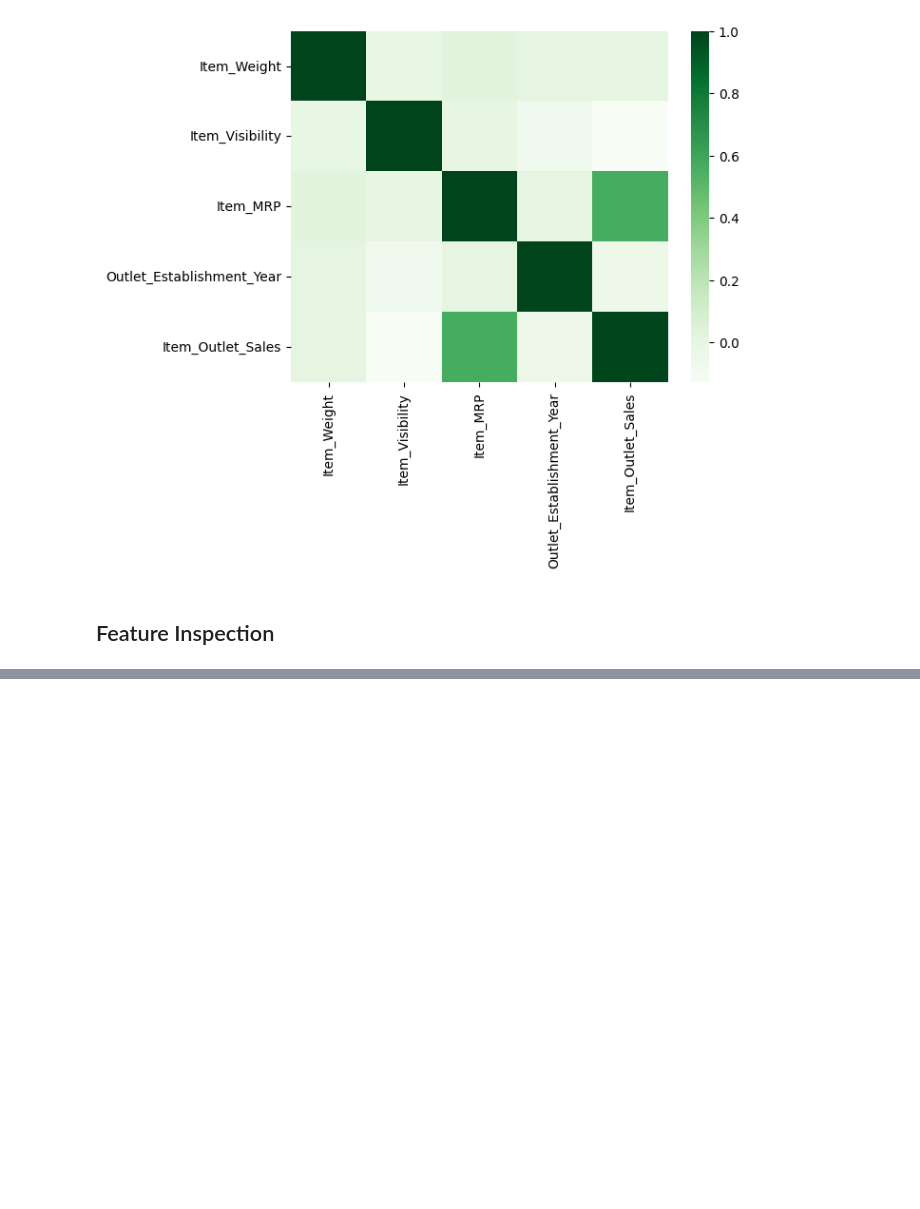
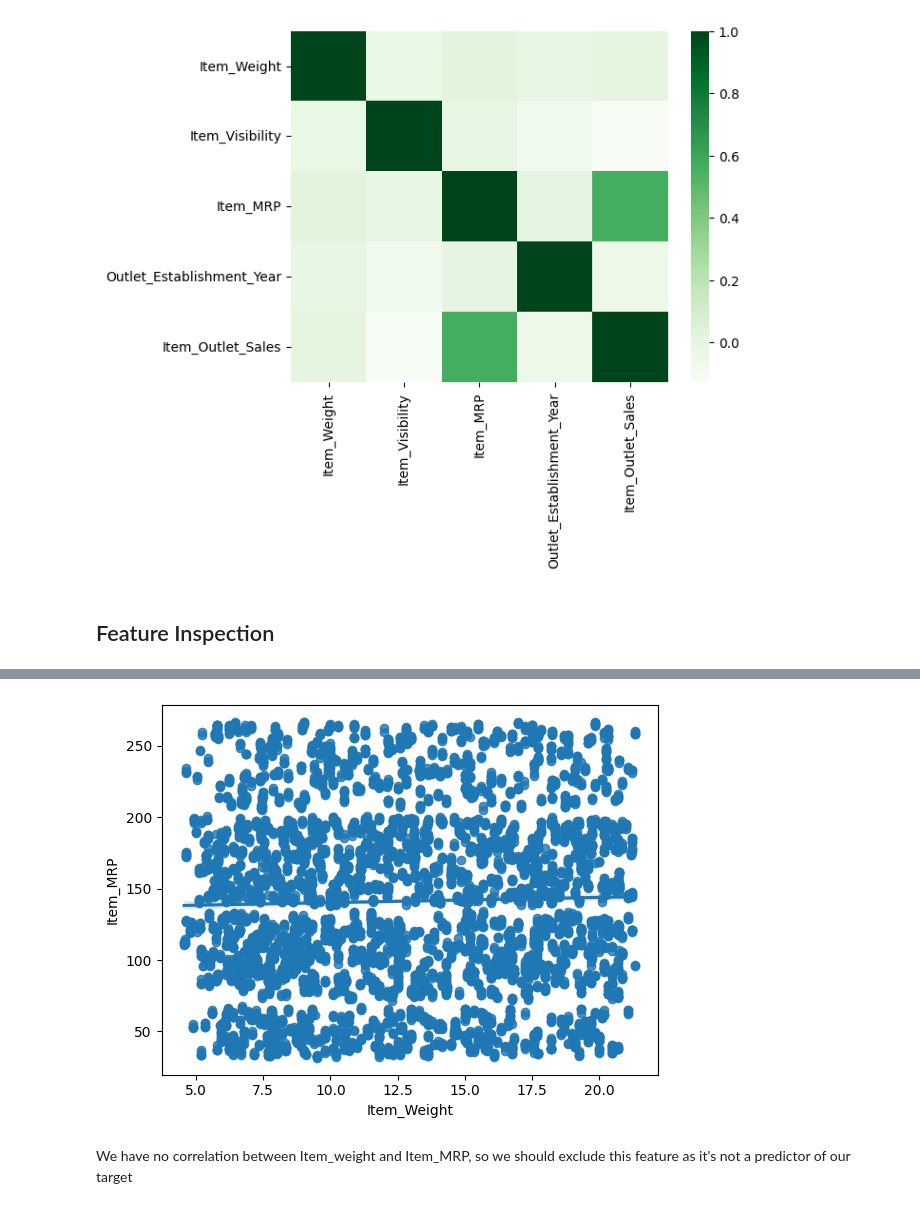
Before and after one commit to AymanAlnajjar/Prediction-of-Product-Sales, a Jupyter notebook: Prediction_of_Product_Sale.ipynb, the cells around one changed output, grey strips where cells are left out. Cells and saved outputs as stored; diff of their text form; code cells hidden in the pictures; blank space fills up the shorter version.

```diff
--- a/Prediction_of_Product_Sale.ipynb
+++ b/Prediction_of_Product_Sale.ipynb
@@ -210,0 +225,6 @@ sns.heatmap(corr, cmap = 'Greens');
+# %%
+ax = sns.regplot(data=df, x="Item_Weight", y="Item_MRP");
+# %% [output]
+[figure, added]
+# %% [markdown]
+We have no correlation between Item_weight and Item_MRP, so we should exclude this feature as it's not a predictor of our target
```
Also changed, not shown: parts of 7 cells of this notebook.
